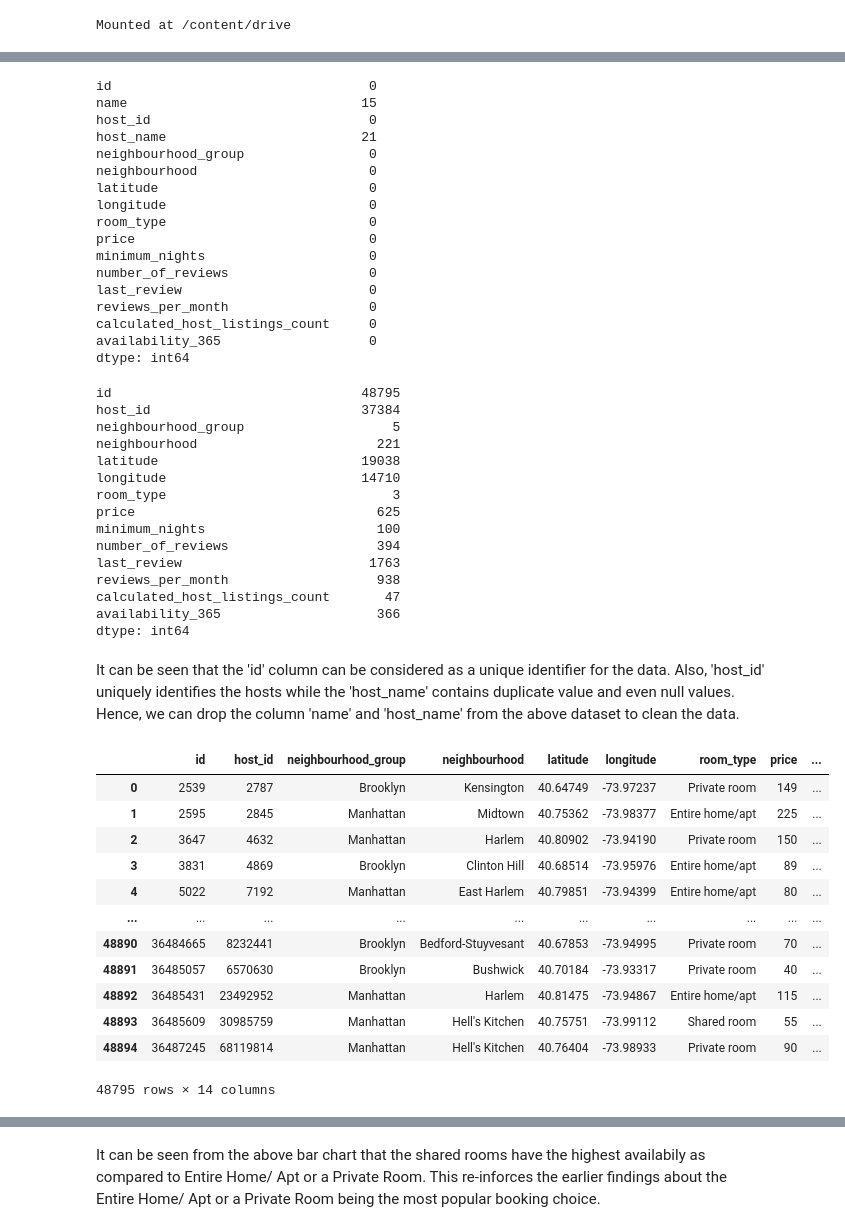
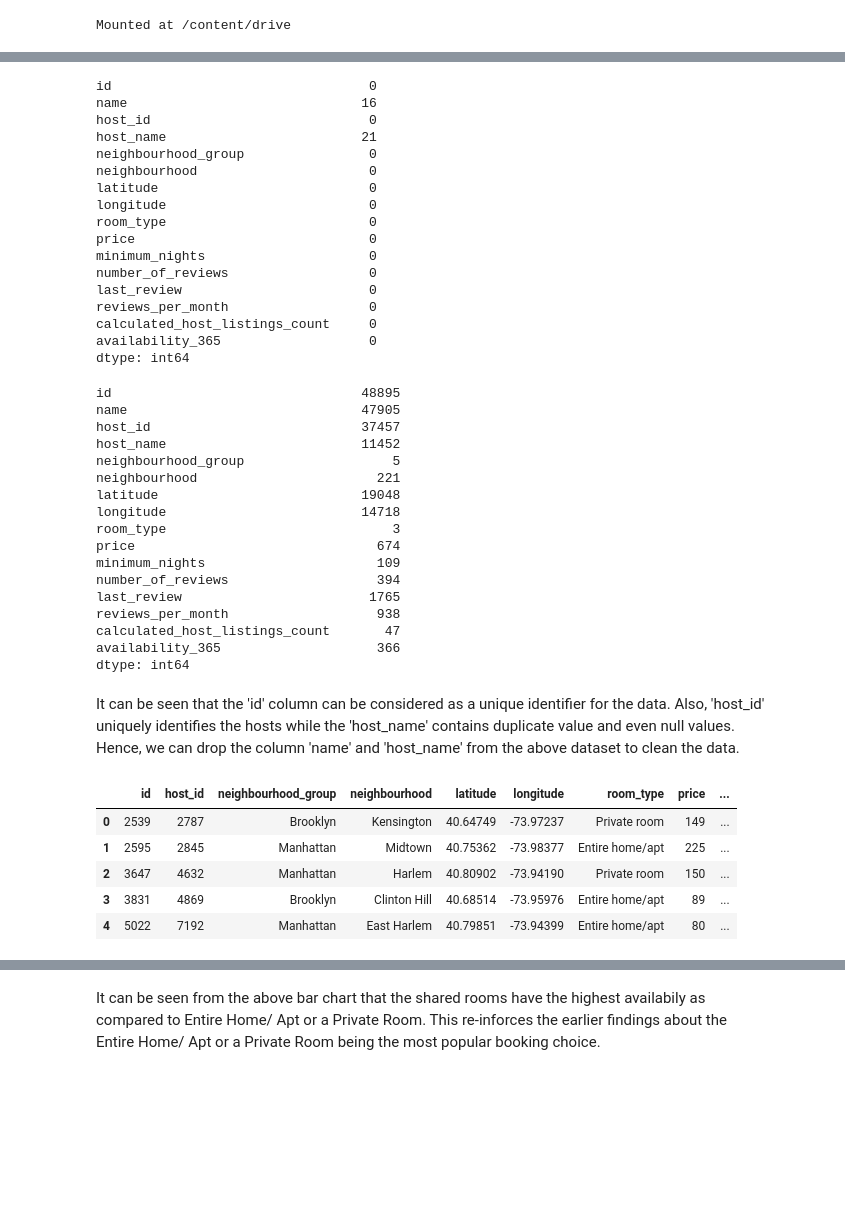
Before and after one commit to Pranit07G/PG-AlmaBetter-EDA-AirBNB-NYC, a Jupyter notebook: Airbnb_Bookings_Analysis_Capstone_Project.ipynb, the cells around one changed output, grey strips where cells are left out. Cells and saved outputs as stored; diff of their text form; code cells hidden in the pictures; blank space fills up the shorter version.

```diff
--- a/Airbnb_Bookings_Analysis_Capstone_Project.ipynb
+++ b/Airbnb_Bookings_Analysis_Capstone_Project.ipynb
@@ -50,4 +49,0 @@ From above, we can easily identify that the columns "price" and "minimun_nights"
-# %%
-bnb_nyc = bnb_nyc[bnb_nyc["minimum_nights"] <= 365]
-
-bnb_nyc = bnb_nyc[bnb_nyc["price"] <= 2000]
@@ -157,7 +106,7 @@ bnb_nyc["reviews_per_month"].fillna(0, inplace = True)
 bnb_nyc.isnull().sum()
 # %% [output]
 id                                 0
-name                              15
+name                              16
 host_id                            0
 host_name                         21
 neighbourhood_group                0
@@ -176,17 +125,19 @@ dtype: int64
 # %%
 bnb_nyc.nunique(axis = 0)
 # %% [output]
-id                                48795
-host_id                           37384
+id                                48895
+name                              47905
+host_id                           37457
+host_name                         11452
 neighbourhood_group                   5
 neighbourhood                       221
-latitude                          19038
-longitude                         14710
+latitude                          19048
+longitude                         14718
 room_type                             3
-price                               625
-minimum_nights                      100
+price                               674
+minimum_nights                      109
 number_of_reviews                   394
-last_review                        1763
+last_review                        1765
 reviews_per_month                   938
 calculated_host_listings_count       47
 availability_365                    366
@@ -197,21 +148,14 @@ It can be seen that the 'id' column can be considered as a unique identifier for
 bnb_nyc.drop(["name","host_name"], axis = 1, inplace = True)
 # bnb_nyc_wo.drop(["name","host_name"], axis = 1, inplace = True)
 # %%
-bnb_nyc
+bnb_nyc.head()
 # %% [output]
 |  | id | host_id | neighbourhood_group | neighbourhood | latitude | longitude | room_type | price | ... |
 | 0 | 2539 | 2787 | Brooklyn | Kensington | 40.64749 | -73.97237 | Private room | 149 | ... |
 | 1 | 2595 | 2845 | Manhattan | Midtown | 40.75362 | -73.98377 | Entire home/apt | 225 | ... |
 | 2 | 3647 | 4632 | Manhattan | Harlem | 40.80902 | -73.94190 | Private room | 150 | ... |
 | 3 | 3831 | 4869 | Brooklyn | Clinton Hill | 40.68514 | -73.95976 | Entire home/apt | 89 | ... |
 | 4 | 5022 | 7192 | Manhattan | East Harlem | 40.79851 | -73.94399 | Entire home/apt | 80 | ... |
-| ... | ... | ... | ... | ... | ... | ... | ... | ... | ... |
-| 48890 | 36484665 | 8232441 | Brooklyn | Bedford-Stuyvesant | 40.67853 | -73.94995 | Private room | 70 | ... |
-| 48891 | 36485057 | 6570630 | Brooklyn | Bushwick | 40.70184 | -73.93317 | Private room | 40 | ... |
-| 48892 | 36485431 | 23492952 | Manhattan | Harlem | 40.81475 | -73.94867 | Entire home/apt | 115 | ... |
-| 48893 | 36485609 | 30985759 | Manhattan | Hell's Kitchen | 40.75751 | -73.99112 | Shared room | 55 | ... |
-| 48894 | 36487245 | 68119814 | Manhattan | Hell's Kitchen | 40.76404 | -73.98933 | Private room | 90 | ... |
-48795 rows × 14 columns
 # %%
 #The rooms that customers choose the most
 labels = bnb_nyc['room_type'].value_counts().index
```
Also changed, not shown: parts of 43 cells of this notebook.
